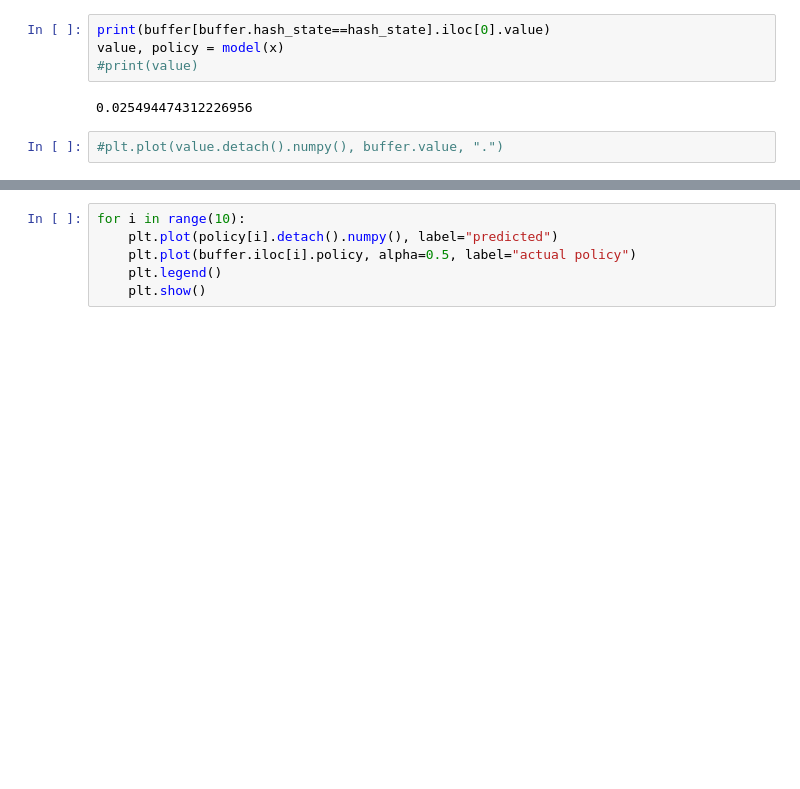
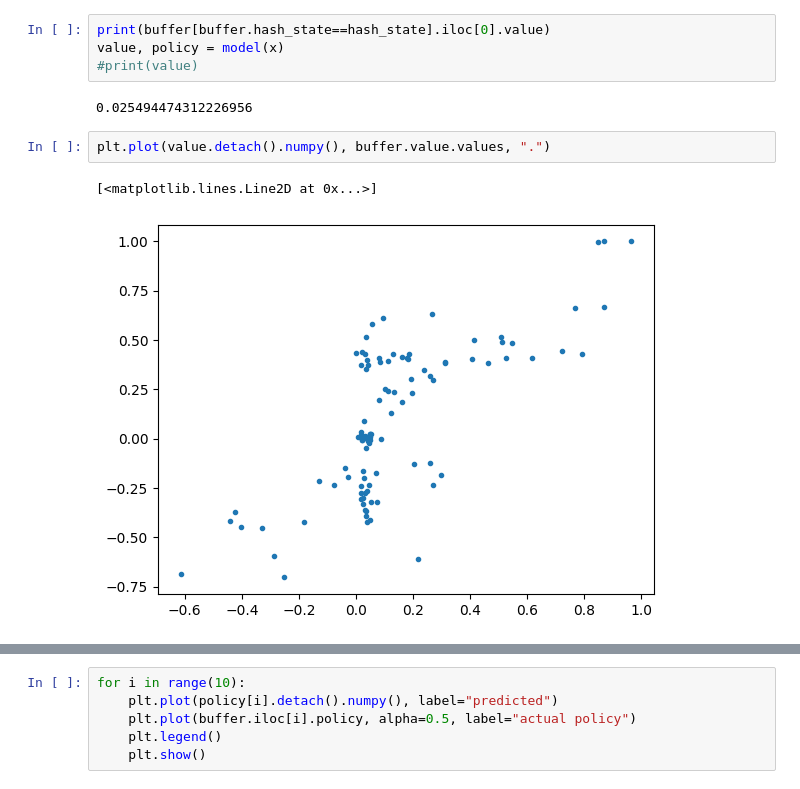
Before and after one commit to pacanada/chess-ai, a Jupyter notebook: notebooks/2022_21_11_check_supervised_dataset.ipynb, the cells around one changed output, grey strips where cells are left out. Saved outputs shown, nothing was run; the diff lists cells and outputs as text; blank space fills up the shorter version.

```diff
--- a/notebooks/2022_21_11_check_supervised_dataset.ipynb
+++ b/notebooks/2022_21_11_check_supervised_dataset.ipynb
@@ -69,7 +160,10 @@ value, policy = model(x)
 # %% [output]
 0.025494474312226956
 # %%
-#plt.plot(value.detach().numpy(), buffer.value, ".")
+plt.plot(value.detach().numpy(), buffer.value.values, ".")
+# %% [output]
+[<matplotlib.lines.Line2D at 0x...>]
+[figure, added]
 # %%
 for i in range(10):
     plt.plot(policy[i].detach().numpy(), label="predicted")
```
Also changed, not shown: parts of 5 cells of this notebook, 6 other files.
